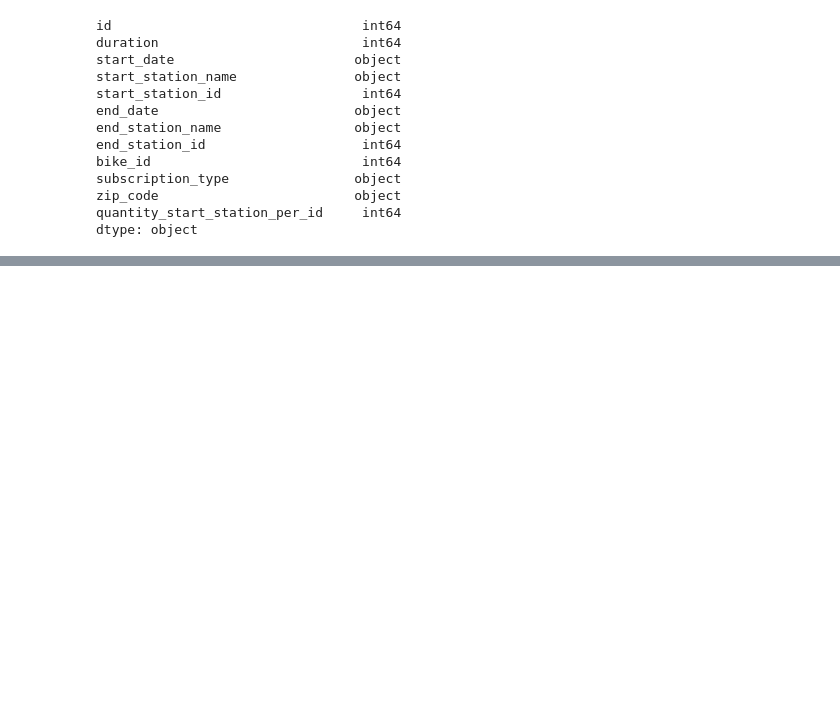
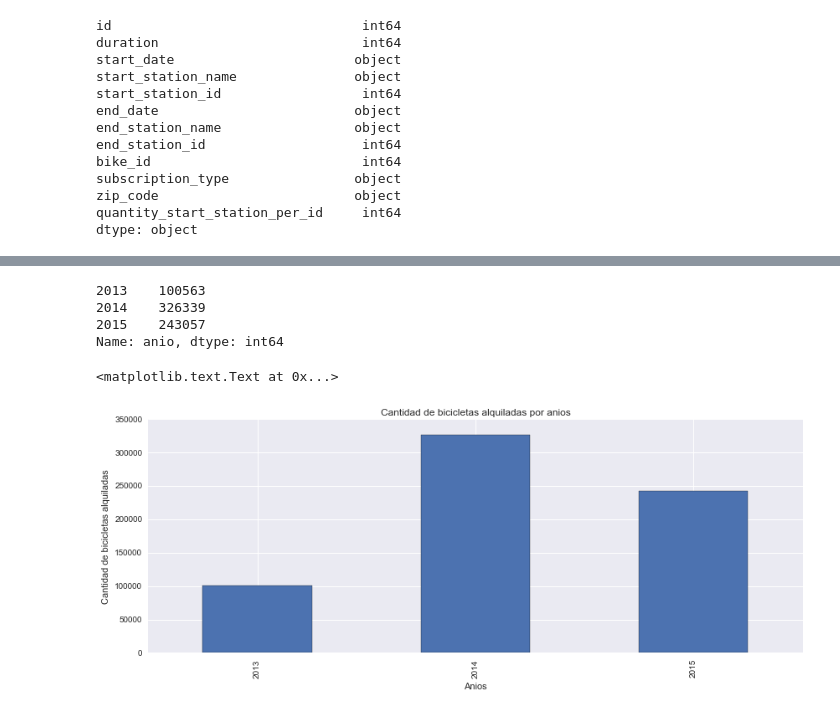
Before and after one commit to AlexVilla92/TP-Datos-2017, a Jupyter notebook: TP1-Exploracion-De-Datos-05-Cantidad-De-Alquileres-Por-Estaciones.ipynb, the cells around one changed output, grey strips where cells are left out. Cells and saved outputs as stored; diff of their text form; code cells hidden in the pictures; blank space fills up the shorter version.

```diff
--- a/TP1-Exploracion-De-Datos-05-Cantidad-De-Alquileres-Por-Estaciones.ipynb
+++ b/TP1-Exploracion-De-Datos-05-Cantidad-De-Alquileres-Por-Estaciones.ipynb
@@ -219,0 +215,7 @@ plt.ylabel('Cantidad de bicis que salieron por estacion')
+# %%
+fechas = trip.assign(dia = dias, mes = meses, anio = anios,aniosYMeses = aniosYMeses)
+# %%
+fechas = fechas.loc[:,['subscription_type','dia','mes','anio','aniosYMeses']]
+# %%
+fechas = fechas.sort_values(['dia','mes','anio'])
+fechas
@@ -219,0 +241,17 @@ plt.ylabel('Cantidad de bicis que salieron por estacion')
+# %%
+cantidadPorAnio = fechas['anio'].value_counts().sort_index()
+cantidadPorAnio
+# %% [output]
+2013    100563
+2014    326339
+2015    243057
+Name: anio, dtype: int64
+# %%
+plt.figure()
+plt.title('Cantidad de bicicletas alquiladas por anios')
+cantidadPorAnio.plot('bar',figsize=(14,5))
+plt.xlabel('Anios')
+plt.ylabel('Cantidad de bicicletas alquiladas')
+# %% [output]
+<matplotlib.text.Text at 0x...>
+[figure, added]
```
Also changed, not shown: parts of 15 cells of this notebook.
